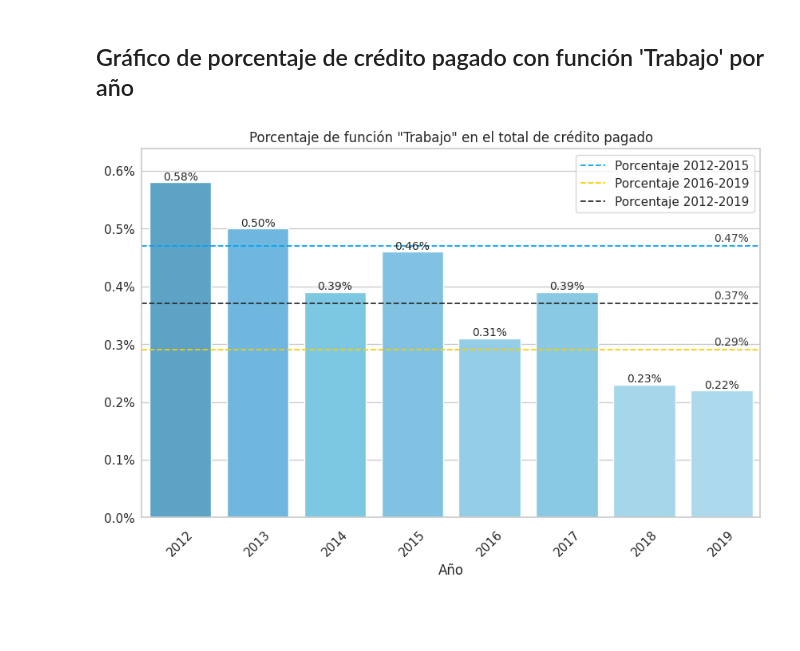
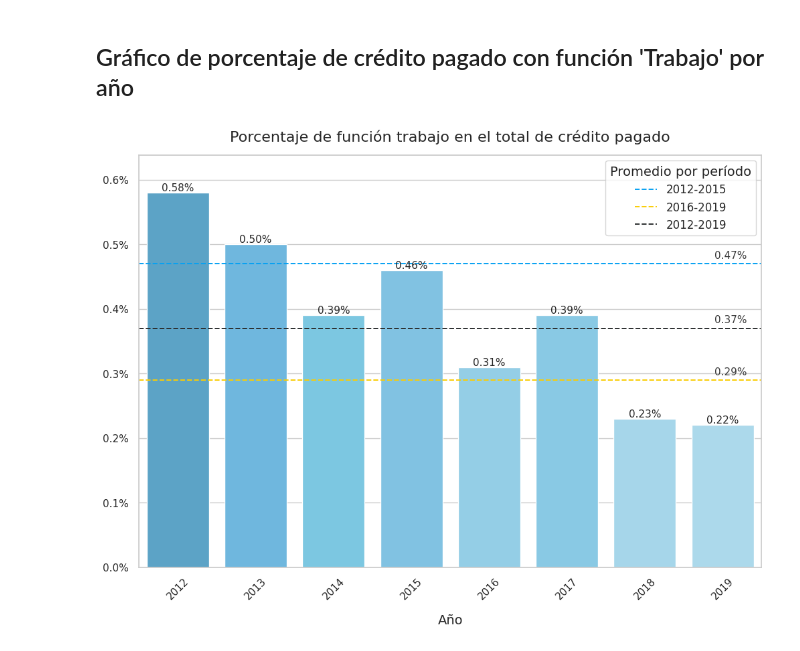
Before and after one commit to ezeluduena/socio-hackathon-2024, a Jupyter notebook: presupuesto.ipynb, the cells around one changed output. Drawn from its saved outputs; the diff is of its cells as text; code cells hidden in the pictures; blank space fills up the shorter version.

```diff
--- a/presupuesto.ipynb
+++ b/presupuesto.ipynb
@@ -218,8 +218,8 @@ promedios = list(promedio_por_periodo.values())
 # Configuración de Seaborn
 sns.set_theme(style="whitegrid")
 
-# Crear la figura y el eje
-plt.figure(figsize=(10, 6))
+# Crear la figura
+plt.figure(figsize=(12, 8))
 
 # Crear el gráfico de barras
 palette = ['#5dbdf0', '#71c8f2', '#6bcff2', '#4aa9d8',
@@ -227,9 +227,11 @@ palette = ['#5dbdf0', '#71c8f2', '#6bcff2', '#4aa9d8',
 ax = sns.barplot(x=años, y=valores, hue=años, legend=False, palette=palette)
 
 # Configuración de etiquetas y título
-ax.set_title('Crédito pagado con función "Trabajo" por año')
-ax.set_xlabel('Año')
-ax.set_ylabel('Crédito pagado en millones de pesos de enero 2012*')
+ax.set_title('Crédito pagado con función trabajo',
+             fontsize=16, pad=15)
+ax.set_xlabel('Año', fontsize=14, labelpad=13)
+ax.set_ylabel('Crédito pagado en millones de pesos de enero 2012*',
+              fontsize=14, labelpad=13)
 ax.set_xticks(range(len(años)))
 ax.set_xticklabels(años, rotation=45)
 ax.set_ylim(0, max(valores) + 500)
@@ -248,16 +250,17 @@ for p in ax.patches:
 colores = ['#07a1f2', '#facd05', '#2c2f30']
 for i in range(len(promedios)):
     plt.axhline(promedios[i], color=colores[i], linestyle='--',
-                linewidth=1.3, label=f'Promedio {periodos[i]}')
+                linewidth=1.4, label=f'{periodos[i]}')
     plt.text(len(años) - 1.1, promedios[i] + 40,
              f'{promedios[i]:.0f}', fontsize=11, alpha=0.9)
 
 # Añadir leyenda
-plt.legend()
+ax.legend(loc='best', title="Promedio por período",
+          title_fontsize='14', fontsize='12')
 
 # Añadir disclaimer
-plt.text(0.4, -0.2, '* Valores deflactados tomando como referencia el IPIM.',
-         ha='right', va='center', transform=ax.transAxes, fontsize=10, alpha=0.7)
+plt.text(0.4, -0.175, '* Valores deflactados tomando como referencia el IPIM.',
+         ha='right', va='center', transform=ax.transAxes, fontsize=12, alpha=0.7)
 
 # Guardar y mostrar el gráfico
 plt.savefig('plots/presupuesto/credito_pagado_funcion_trabajo.png',
@@ -278,7 +281,7 @@ porcentajes_periodos = list(porcentaje_por_periodo.values())
 sns.set_theme(style="whitegrid")
 
 # Crear la figura y el eje
-plt.figure(figsize=(10, 6))
+plt.figure(figsize=(12, 8))
 
 # Crear el gráfico de barras
 palette = ['#4aa9d8', '#5dbdf0', '#6bcff2', '#71c8f2',
@@ -287,39 +290,41 @@ ax = sns.barplot(x=años, y=porcentajes, hue=años,
                  legend=False, palette=palette)
 
 # Configuración de etiquetas y título
-ax.set_xlabel('Año')
-ax.set_title('Porcentaje de función "Trabajo" en el total de crédito pagado')
+ax.set_xlabel('Año', fontsize=14, labelpad=13)
+ax.set_title('Porcentaje de función trabajo en el total de crédito pagado',
+             fontsize=16, pad=15)
 ax.set_xticks(range(len(años)))
+ax.set_xticklabels(años, rotation=45, fontsize=11)
 ax.set_ylim(0, max(porcentajes) * 1.1)
-ax.set_xticklabels(años, rotation=45)
 
 # Formatear el eje y como porcentaje
 ax.yaxis.set_major_formatter(FuncFormatter(lambda x, _: f'{x:.1f}%'))
-ax.yaxis.set_tick_params(pad=0.05)
+ax.yaxis.set_tick_params(pad=0.05, size=11)
 
 # Etiquetas en las barras
 for p in ax.patches:
     ax.annotate(f'{p.get_height():.2f}%',
                 (p.get_x() + p.get_width() / 2., p.get_height()),
                 ha='center', va='center',
                 xytext=(0, 5),
                 textcoords='offset points',
-                fontsize=10)
+                fontsize=11)
 
 # Líneas punteadas para los períodos
 colores = ['#07a1f2', '#facd05', '#2c2f30']
 for i in range(len(periodos)):
     plt.axhline(porcentajes_periodos[i], color=colores[i], linestyle='--',
-                linewidth=1.3, label=f'Porcentaje {periodos[i]}')
+                linewidth=1.4, label=f'{periodos[i]}')
     plt.text(len(años) - 1.1, porcentajes_periodos[i] + 0.008, f'{
-             porcentajes_periodos[i]}%', fontsize=10, alpha=0.9)
+             porcentajes_periodos[i]}%', fontsize=11, alpha=0.9)
 
 # Añadir leyenda
-plt.legend()
+ax.legend(loc='best', title="Promedio por período",
+          title_fontsize='14', fontsize='12')
 
 # Guardar y mostrar el gráfico
 plt.savefig('plots/presupuesto/porcentaje_credito_pagado_funcion_trabajo.png',
             bbox_inches='tight')
 plt.show()
 # %% [output]
-[figure, old version]
+[figure, new version]
```
Also changed, not shown: parts of 1 cell of this notebook, 2 other files.
